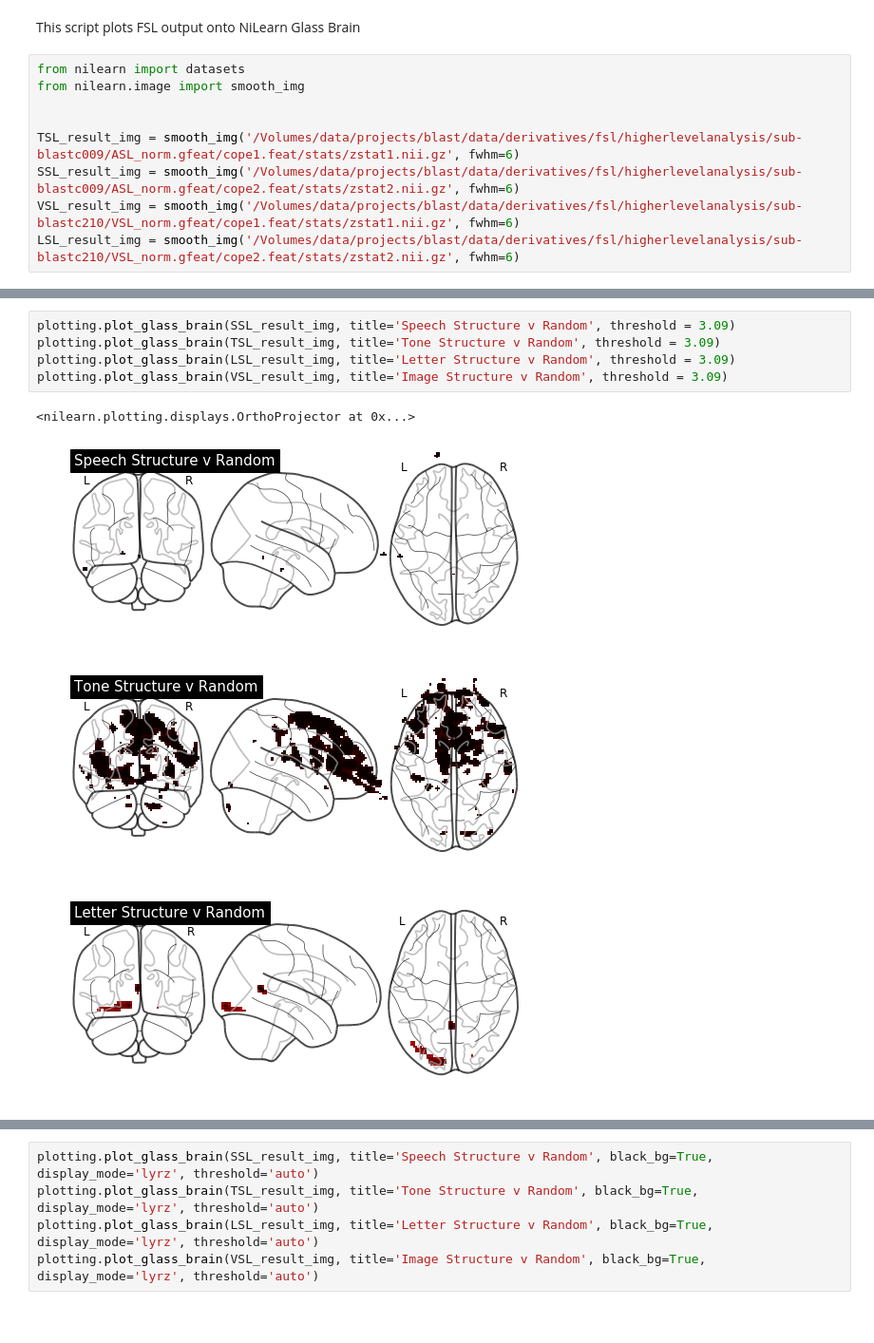
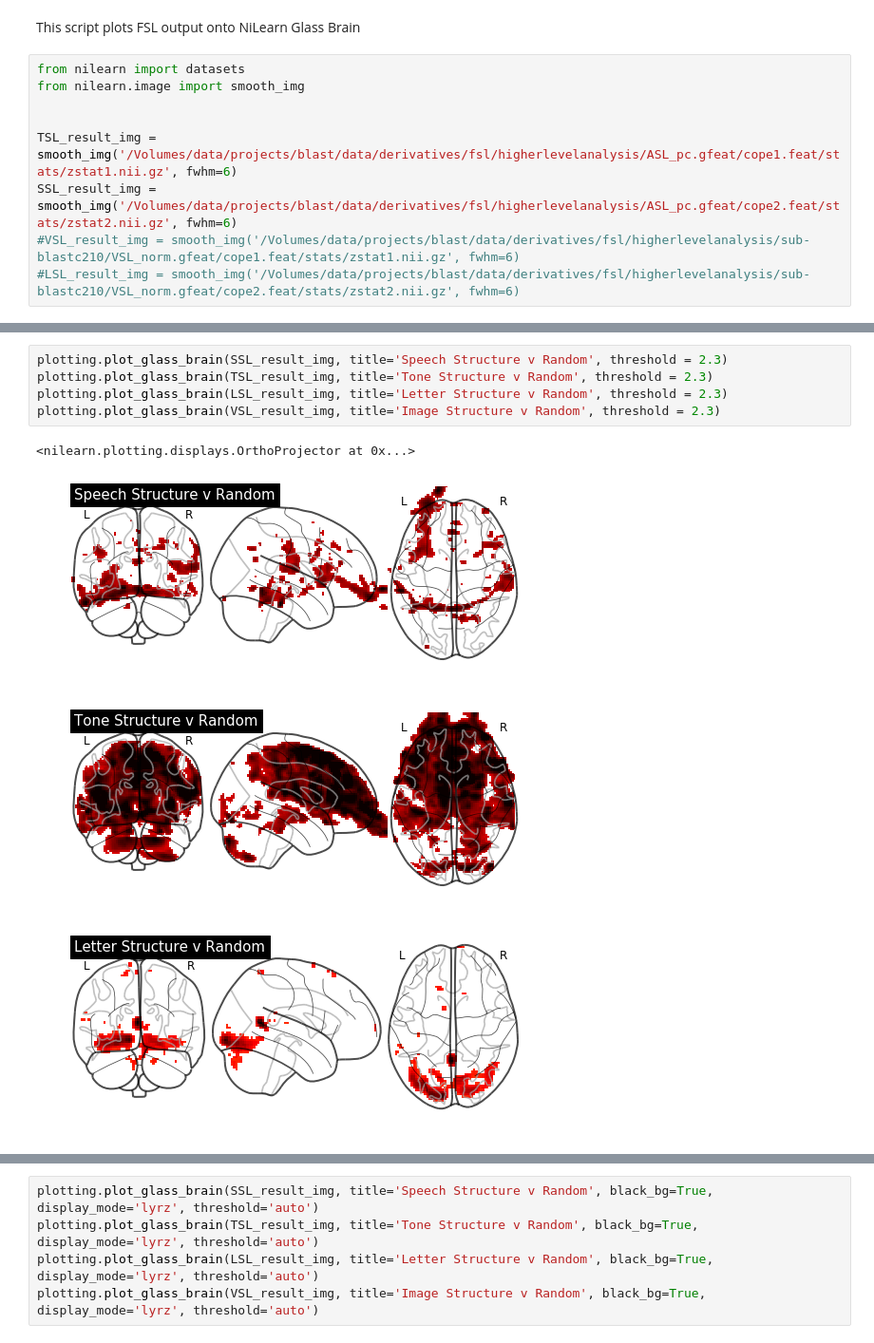
Before and after one commit to Qlab-UDel/qlab, a Jupyter notebook: analysis/mri-analysis/blast/plotting_fsl_to_nilearn.ipynb, the cells around one changed output, grey strips where cells are left out. Shown: that part at 95% size. Cells and saved outputs as stored; diff of their text form.

Commit message:
plotting update

```diff
--- a/analysis/mri-analysis/blast/plotting_fsl_to_nilearn.ipynb
+++ b/analysis/mri-analysis/blast/plotting_fsl_to_nilearn.ipynb
@@ -5,7 +5,7 @@ from nilearn import datasets
 from nilearn.image import smooth_img
 
 
-TSL_result_img = smooth_img('/Volumes/data/projects/blast/data/derivatives/fsl/higherlevelanalysis/sub-blastc009/ASL_norm.gfeat/cope1.feat/stats/zstat1.nii.gz', fwhm=6)
-SSL_result_img = smooth_img('/Volumes/data/projects/blast/data/derivatives/fsl/higherlevelanalysis/sub-blastc009/ASL_norm.gfeat/cope2.feat/stats/zstat2.nii.gz', fwhm=6)
-VSL_result_img = smooth_img('/Volumes/data/projects/blast/data/derivatives/fsl/higherlevelanalysis/sub-blastc210/VSL_norm.gfeat/cope1.feat/stats/zstat1.nii.gz', fwhm=6)
-LSL_result_img = smooth_img('/Volumes/data/projects/blast/data/derivatives/fsl/higherlevelanalysis/sub-blastc210/VSL_norm.gfeat/cope2.feat/stats/zstat2.nii.gz', fwhm=6)
+TSL_result_img = smooth_img('/Volumes/data/projects/blast/data/derivatives/fsl/higherlevelanalysis/ASL_pc.gfeat/cope1.feat/stats/zstat1.nii.gz', fwhm=6)
+SSL_result_img = smooth_img('/Volumes/data/projects/blast/data/derivatives/fsl/higherlevelanalysis/ASL_pc.gfeat/cope2.feat/stats/zstat2.nii.gz', fwhm=6)
+#VSL_result_img = smooth_img('/Volumes/data/projects/blast/data/derivatives/fsl/higherlevelanalysis/sub-blastc210/VSL_norm.gfeat/cope1.feat/stats/zstat1.nii.gz', fwhm=6)
+#LSL_result_img = smooth_img('/Volumes/data/projects/blast/data/derivatives/fsl/higherlevelanalysis/sub-blastc210/VSL_norm.gfeat/cope2.feat/stats/zstat2.nii.gz', fwhm=6)
@@ -28,10 +26,10 @@ plotting.plot_glass_brain(VSL_result_img, title='Image Structure v Random', thre
 # %%
-plotting.plot_glass_brain(SSL_result_img, title='Speech Structure v Random', threshold = 3.09)
-plotting.plot_glass_brain(TSL_result_img, title='Tone Structure v Random', threshold = 3.09)
-plotting.plot_glass_brain(LSL_result_img, title='Letter Structure v Random', threshold = 3.09)
-plotting.plot_glass_brain(VSL_result_img, title='Image Structure v Random', threshold = 3.09)
+plotting.plot_glass_brain(SSL_result_img, title='Speech Structure v Random', threshold = 2.3)
+plotting.plot_glass_brain(TSL_result_img, title='Tone Structure v Random', threshold = 2.3)
+plotting.plot_glass_brain(LSL_result_img, title='Letter Structure v Random', threshold = 2.3)
+plotting.plot_glass_brain(VSL_result_img, title='Image Structure v Random', threshold = 2.3)
 # %% [output]
 <nilearn.plotting.displays.OrthoProjector at 0x...>
-[figure, old version]
+[figure, new version]
-[figure, old version]
+[figure, new version]
-[figure, old version]
+[figure, new version]
```
Also changed, not shown: parts of 3 cells of this notebook.
